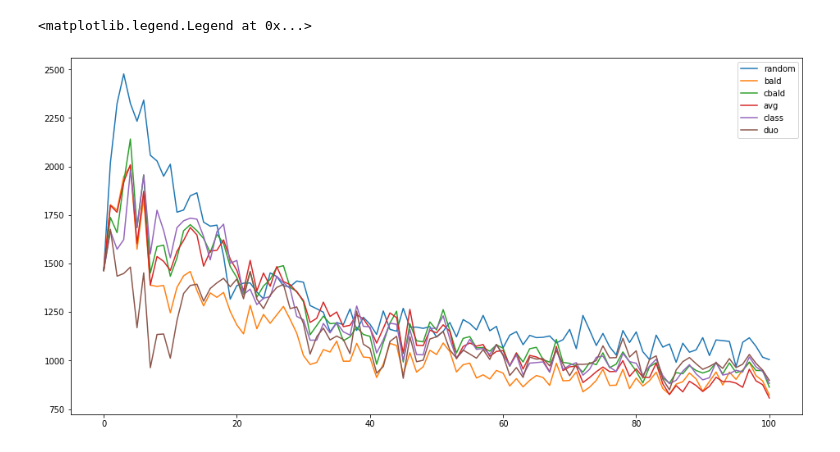
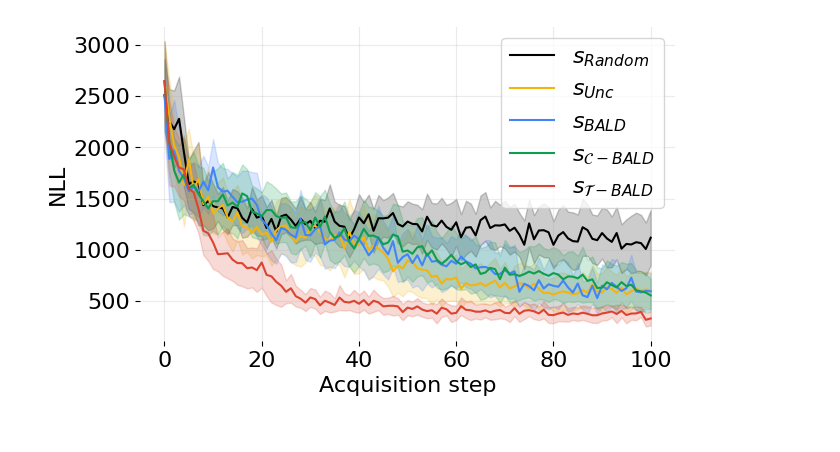
Before and after one commit to fbohu/Censored-Active-Learning, a Jupyter notebook: eval.ipynb, the cells around one changed output. Saved outputs shown, nothing was run; the diff lists cells and outputs as text; code cells hidden in the pictures.

```diff
--- a/eval.ipynb
+++ b/eval.ipynb
@@ -8,18 +277,18 @@ dataset = 'whas'
 # %%
-with open('results/'+dataset+'/random-small.pickle', 'rb') as handle:
+dataset = 'synth'
+model_size = 'synth'
+
+with open('results/'+dataset+'/random-'+model_size+'.pickle', 'rb') as handle:
     random = pickle.load(handle)
 
-with open('results/'+dataset+'/bald-small.pickle', 'rb') as handle:
+with open('results/'+dataset+'/bald-'+model_size+'.pickle', 'rb') as handle:
     bald = pickle.load(handle)
 
-with open('results/'+dataset+'/cbald-small.pickle', 'rb') as handle:
+with open('results/'+dataset+'/cbald-'+model_size+'.pickle', 'rb') as handle:
     cbald = pickle.load(handle)
 
-with open('results/'+dataset+'/duobald-small.pickle', 'rb') as handle:
+with open('results/'+dataset+'/duobald-'+model_size+'.pickle', 'rb') as handle:
     duobald = pickle.load(handle)
 
-with open('results/'+dataset+'/avg_bald-small.pickle', 'rb') as handle:
-    avg = pickle.load(handle)
-
-with open('results/'+dataset+'/classbald-small.pickle', 'rb') as handle:
-    classbald = pickle.load(handle)
+with open('results/'+dataset+'/unc-' + model_size +'.pickle', 'rb') as handle:
+    unc = pickle.load(handle)
@@ -31,18 +327,47 @@ plt.plot(duobald['model_perf'][:,0])
 # %%
-plt.figure(figsize=(16,8))
-plt.plot(np.mean(random['model_perf'],axis=0), label='random')
-plt.plot(np.mean(bald['model_perf'],axis=0), label='bald')
-plt.plot(np.mean(cbald['model_perf'],axis=0),label='cbald')
-plt.plot(np.mean(avg['model_perf'],axis=0),label='avg')
-plt.plot(np.mean(classbald['model_perf'],axis=0),label='class')
-plt.plot(np.mean(duobald['model_perf'],axis=0), label='duo')
+plt.style.use('default')
+plt.rcParams.update({'font.size': 16})
+width = 487.8225
+fig, ax = plt.subplots(figsize=set_size(width,1), frameon=False)
 
 
-#plt.fill_between(np.arange(duobald['model_perf'].shape[-1]), y1 = np.mean(duobald['model_perf'], axis=0)-np.std(duobald['model_perf'], axis=0),
-#                                                    y2 = np.mean(duobald['model_perf'], axis=0)+np.std(duobald['model_perf'], axis=0),alpha=0.25)
+plt.plot(np.mean(random['model_perf'],axis=0), label=r'$s_{Random}$', color='black')
+plt.plot(np.mean(unc['model_perf'],axis=0), label=r'$s_{Unc}$', color='#F4B410')
+plt.plot(np.mean(bald['model_perf'],axis=0), label=r'$s_{BALD}$', color='#4285F9')
+plt.plot(np.mean(cbald['model_perf'],axis=0),label=r'$s_{\mathcal{C}-BALD}$', color='#0F9D50')
+plt.plot(np.mean(duobald['model_perf'],axis=0), label=r'$s_{\mathcal{T}-BALD}$', color='#DB4430')
+#plt.plot(np.mean(gaussbald['model_perf'],axis=0),label='avg')
+#plt.plot(np.mean(avg['model_perf'],axis=0),label='avg')
+#plt.plot(np.mean(classbald['model_perf'],axis=0),label='class')
 
-plt.legend()
-#plt.plot(np.mean(cbald_m['model_perf'],axis=0))
+plt.fill_between(np.arange(random['model_perf'].shape[-1]), y1 = np.mean(random['model_perf'], axis=0)-0.5*np.std(random['model_perf'], axis=0),
+                                                    y2 = np.mean(random['model_perf'], axis=0)+0.5*np.std(random['model_perf'], axis=0),alpha=0.20, color='black')
+plt.fill_between(np.arange(unc['model_perf'].shape[-1]), y1 = np.mean(unc['model_perf'], axis=0)-0.5*np.std(unc['model_perf'], axis=0),
+                                                    y2 = np.mean(unc['model_perf'], axis=0)+0.5*np.std(unc['model_perf'], axis=0),alpha=0.2, color='#F4B410')
+
+plt.fill_between(np.arange(bald['model_perf'].shape[-1]), y1 = np.mean(bald['model_perf'], axis=0)-0.5*np.std(bald['model_perf'], axis=0),
+                                                    y2 = np.mean(bald['model_perf'], axis=0)+0.5*np.std(bald['model_perf'], axis=0),alpha=0.2, color='#4285F9')
+plt.fill_between(np.arange(cbald['model_perf'].shape[-1]), y1 = np.mean(cbald['model_perf'], axis=0)-0.5*np.std(cbald['model_perf'], axis=0),
+                                                    y2 = np.mean(cbald['model_perf'], axis=0)+0.5*np.std(cbald['model_perf'], axis=0),alpha=0.2, color='#0F9D50')
+#plt.fill_between(np.arange(avg['model_perf'].shape[-1]), y1 = np.mean(avg['model_perf'], axis=0)-np.std(avg['model_perf'], axis=0),
+#                                                    y2 = np.mean(avg['model_perf'], axis=0)+np.std(avg['model_perf'], axis=0),alpha=0.50)
+#plt.fill_between(np.arange(classbald['model_perf'].shape[-1]), y1 = np.mean(classbald['model_perf'], axis=0)-np.std(cbald['model_perf'], axis=0),
+#                                                    y2 = np.mean(classbald['model_perf'], axis=0)+np.std(classbald['model_perf'], axis=0),alpha=0.50)
+
+plt.fill_between(np.arange(duobald['model_perf'].shape[-1]), y1 = np.mean(duobald['model_perf'], axis=0)-0.5*np.std(duobald['model_perf'], axis=0),
+                                                    y2 = np.mean(duobald['model_perf'], axis=0)+0.5*np.std(duobald['model_perf'], axis=0),alpha=0.2, color='#DB4430')
+#plt.title("Synthetic 1D dataset")
+plt.xlabel("Acquisition step")
+plt.ylabel("NLL")
+ax.grid(alpha=0.25)
+ax.legend(loc='upper right')
+#ax.get_xaxis().set_visible(False)
+#ax.get_yaxis().set_visible(False)
+ax.spines['top'].set_visible(False)
+ax.spines['right'].set_visible(False)
+ax.spines['bottom'].set_visible(False)
+ax.spines['left'].set_visible(False)
+plt.tight_layout()
+plt.savefig(dataset + "_performance.pdf")
 # %% [output]
-<matplotlib.legend.Legend at 0x...>
-[figure, old version]
+[figure, new version]
```
Also changed, not shown: parts of 22 cells of this notebook, 1 other file.
